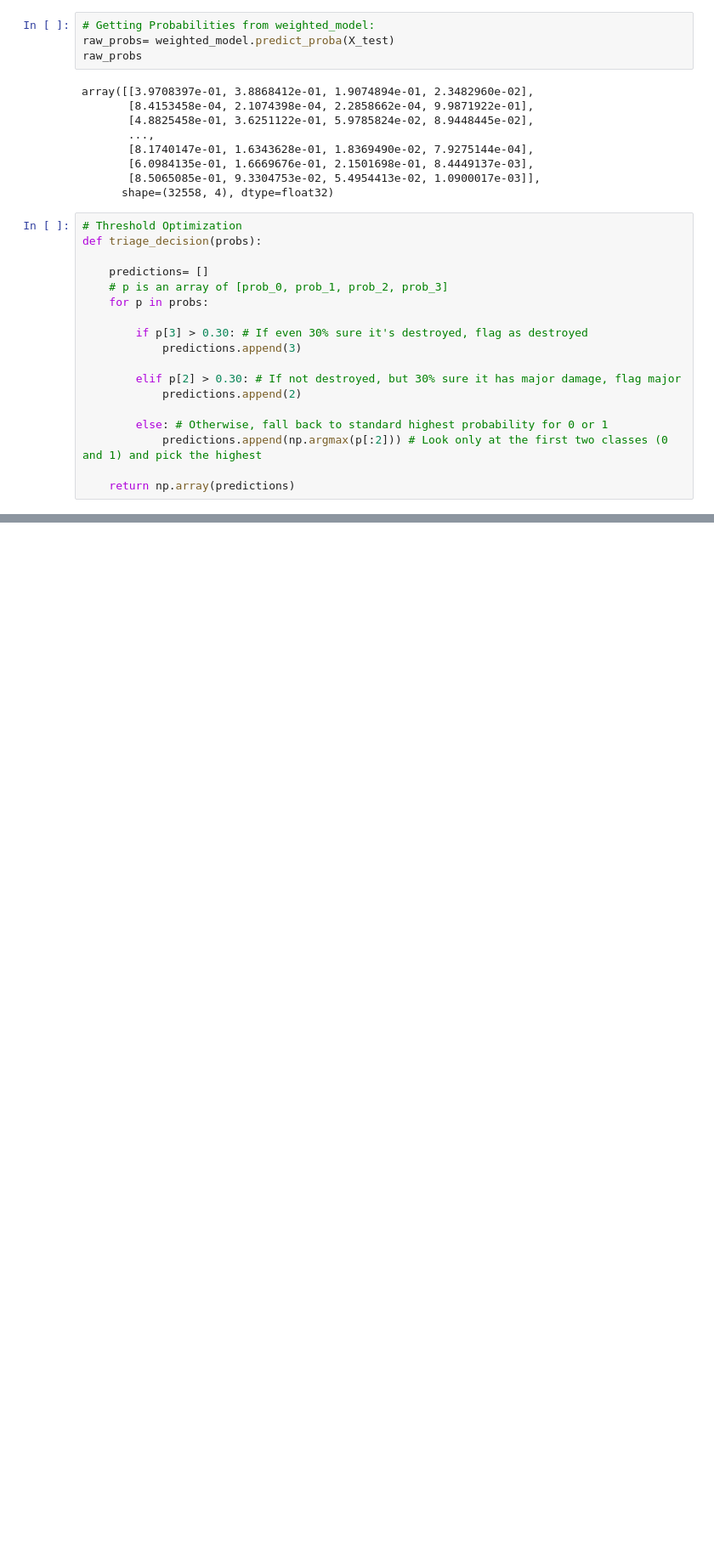
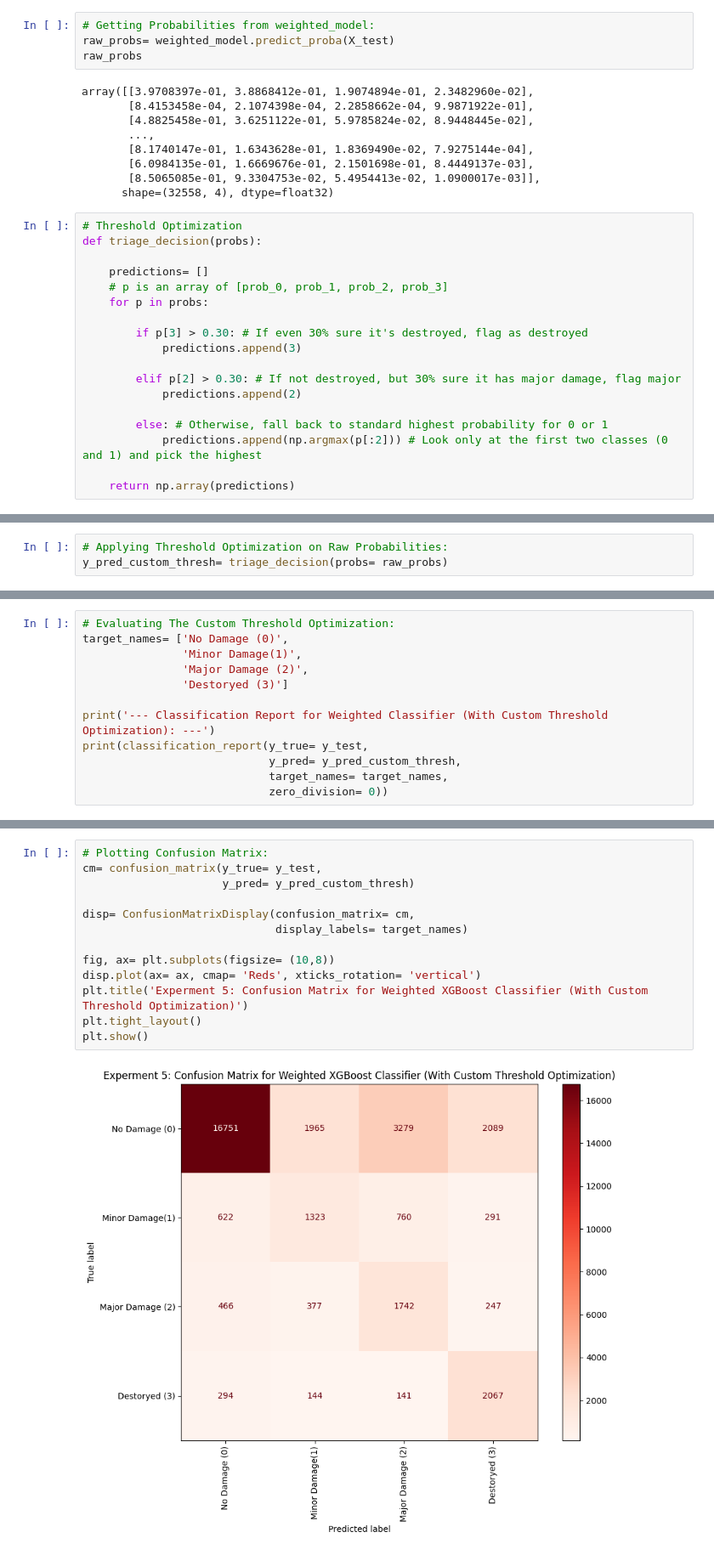
Before and after one commit to Shailya777/disaster_triage_pipeline, a Jupyter notebook: src/02_xgboost_experiments.ipynb, the cells around one changed output, grey strips where cells are left out. Shown at 85% size. Drawn from its saved outputs; the diff is of its cells as text; blank space fills up the shorter version.

Commit message:
Evaluating Custom Threshold Optimization

```diff
--- a/src/02_xgboost_experiments.ipynb
+++ b/src/02_xgboost_experiments.ipynb
@@ -716,0 +721,3 @@ def triage_decision(probs):
+# %%
+# Applying Threshold Optimization on Raw Probabilities:
+y_pred_custom_thresh= triage_decision(probs= raw_probs)
@@ -716,0 +730,12 @@ def triage_decision(probs):
+# %%
+# Evaluating The Custom Threshold Optimization:
+target_names= ['No Damage (0)',
+               'Minor Damage(1)',
+               'Major Damage (2)',
+               'Destoryed (3)']
+
+print('--- Classification Report for Weighted Classifier (With Custom Threshold Optimization): ---')
+print(classification_report(y_true= y_test,
+                            y_pred= y_pred_custom_thresh,
+                            target_names= target_names,
+                            zero_division= 0))
@@ -716,0 +754,15 @@ def triage_decision(probs):
+# %%
+# Plotting Confusion Matrix:
+cm= confusion_matrix(y_true= y_test,
+                     y_pred= y_pred_custom_thresh)
+
+disp= ConfusionMatrixDisplay(confusion_matrix= cm,
+                             display_labels= target_names)
+
+fig, ax= plt.subplots(figsize= (10,8))
+disp.plot(ax= ax, cmap= 'Reds', xticks_rotation= 'vertical')
+plt.title('Experment 5: Confusion Matrix for Weighted XGBoost Classifier (With Custom Threshold Optimization)')
+plt.tight_layout()
+plt.show()
+# %% [output]
+[figure, added]
```
Also changed, not shown: parts of 5 cells of this notebook.
